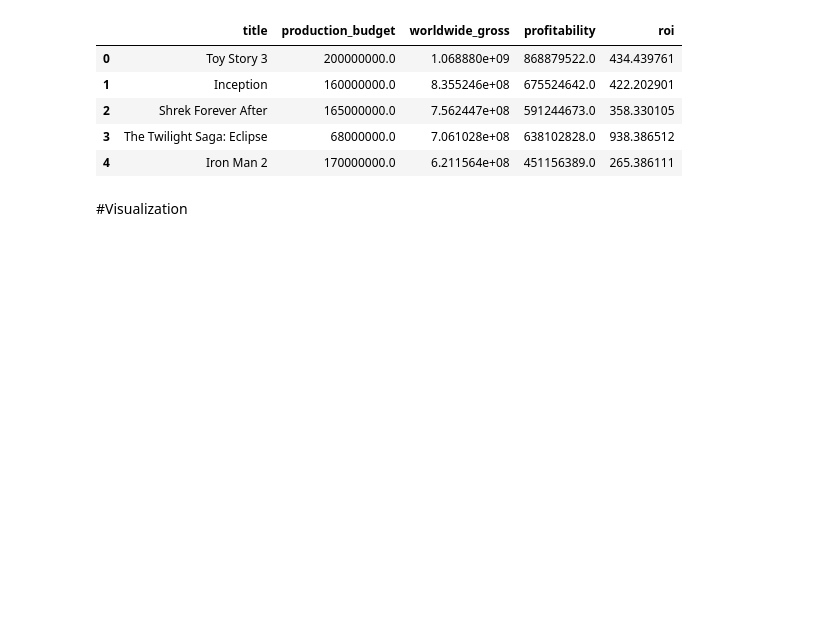
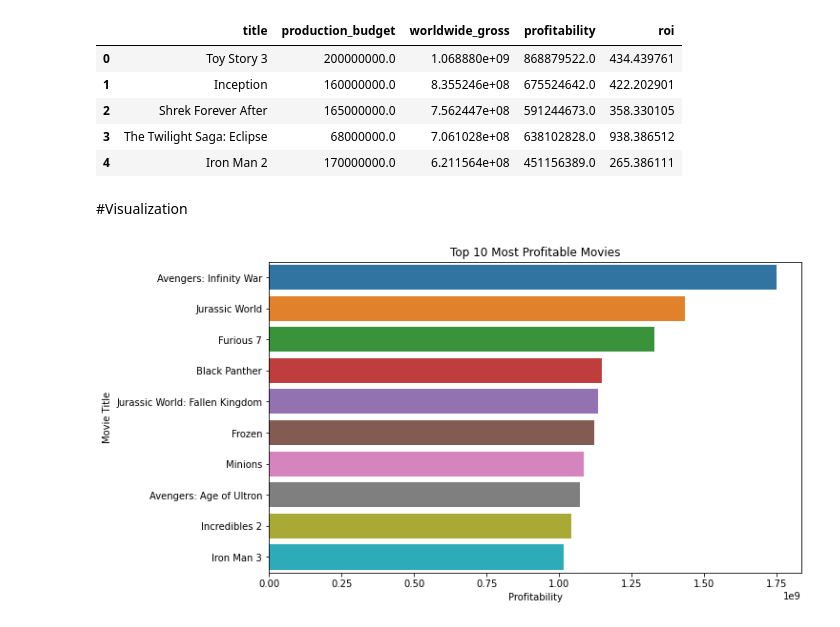
Before and after one commit to aritamichael/mike_project_moringa_1, a Jupyter notebook: indexproject.ipynb, the cells around one changed output. Drawn from its saved outputs; the diff is of its cells as text; code cells hidden in the pictures; blank space fills up the shorter version.

Commit message:
# # Plot profitability of top 10 movies

```diff
--- a/indexproject.ipynb
+++ b/indexproject.ipynb
@@ -124,3 +124,14 @@ merged_df[['title', 'production_budget', 'worldwide_gross', 'profitability', 'ro
 # Import visualization libraries
 import seaborn as sns
 import matplotlib.pyplot as plt
+# %%
+# Plot profitability of top 10 movies
+top_10_profitable = merged_df.sort_values(by='profitability', ascending=False).head(10)
+plt.figure(figsize=(10, 6))
+sns.barplot(data=top_10_profitable, x='profitability', y='title')
+plt.title('Top 10 Most Profitable Movies')
+plt.xlabel('Profitability')
+plt.ylabel('Movie Title')
+plt.show()
+# %% [output]
+[figure, added]
```
